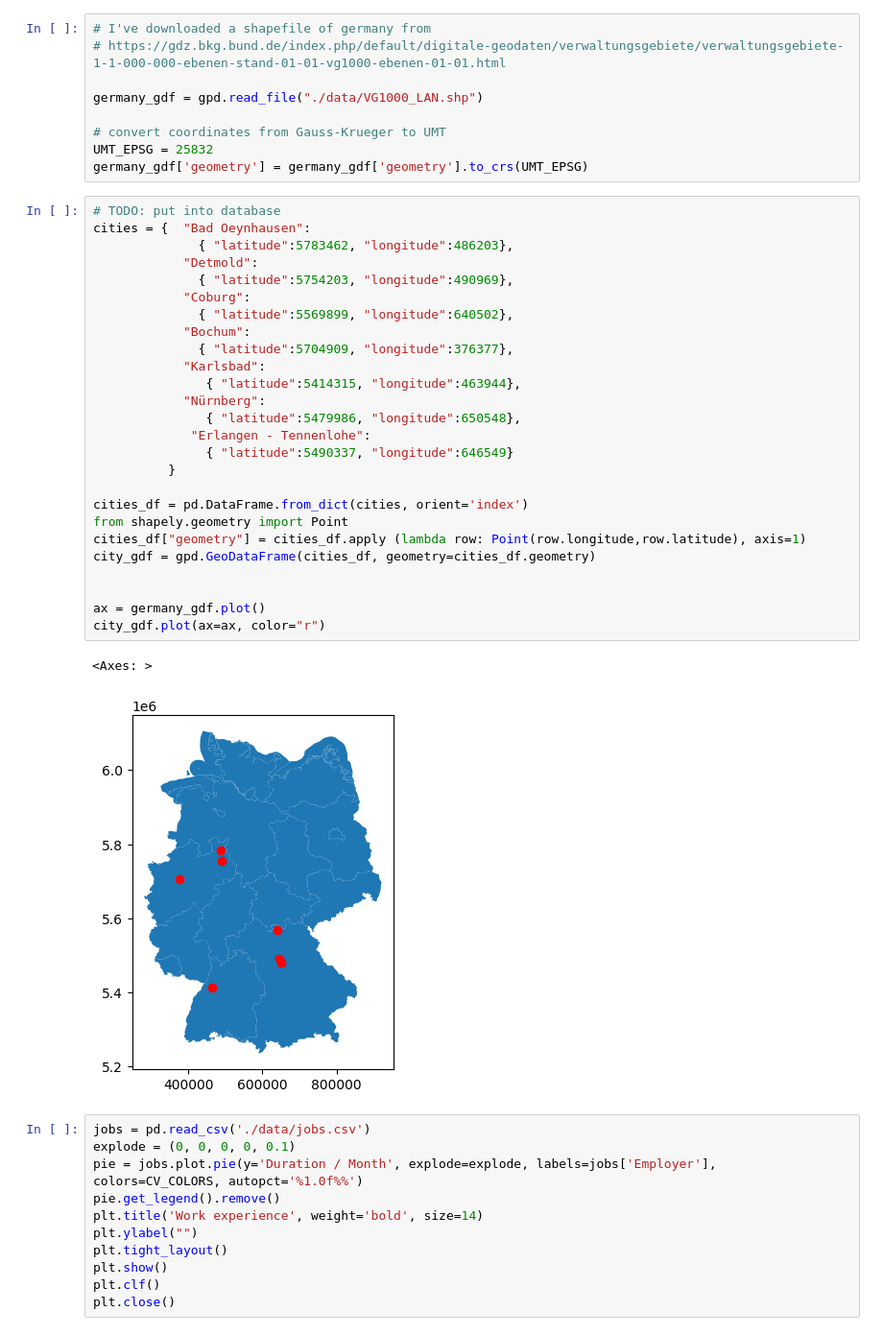
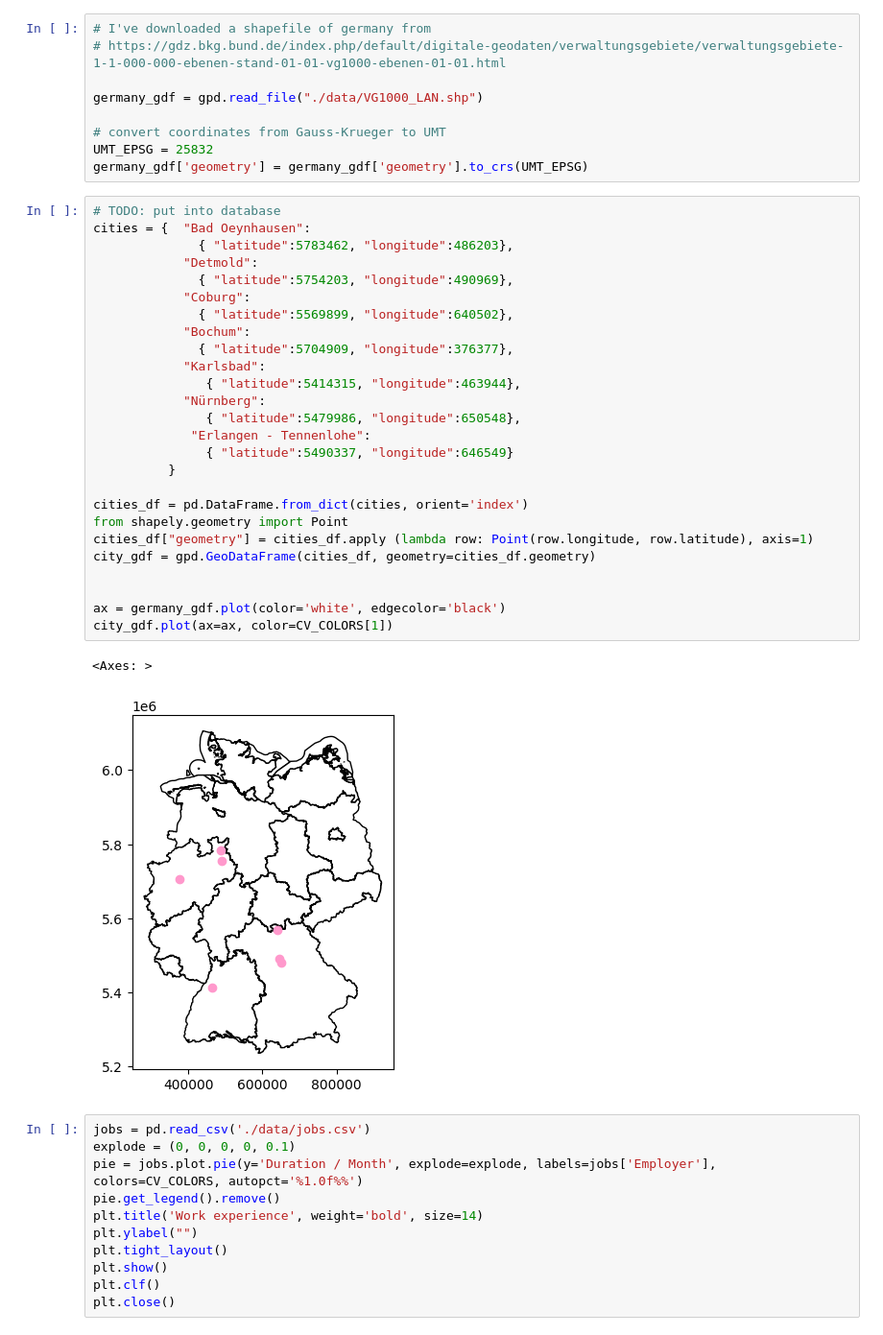
Before and after one commit to jboegeholz/curriculum_vitae_for_data_scientists, a Jupyter notebook: curriculum_vitae.ipynb, the cells around one changed output. Shown at 96% size. Drawn from its saved outputs; the diff is of its cells as text.

```diff
--- a/curriculum_vitae.ipynb
+++ b/curriculum_vitae.ipynb
@@ -31,32 +31,32 @@ germany_gdf['geometry'] = germany_gdf['geometry'].to_crs(UMT_EPSG)
 # %%
 # TODO: put into database
 cities = {  "Bad Oeynhausen":
               { "latitude":5783462, "longitude":486203},
             "Detmold":
               { "latitude":5754203, "longitude":490969},
             "Coburg":
               { "latitude":5569899, "longitude":640502},
             "Bochum":
               { "latitude":5704909, "longitude":376377},
             "Karlsbad":
                { "latitude":5414315, "longitude":463944},
             "Nürnberg":
                { "latitude":5479986, "longitude":650548},
              "Erlangen - Tennenlohe":
                { "latitude":5490337, "longitude":646549}
           }
 
 cities_df = pd.DataFrame.from_dict(cities, orient='index')
 from shapely.geometry import Point
-cities_df["geometry"] = cities_df.apply (lambda row: Point(row.longitude,row.latitude), axis=1)
+cities_df["geometry"] = cities_df.apply (lambda row: Point(row.longitude, row.latitude), axis=1)
 city_gdf = gpd.GeoDataFrame(cities_df, geometry=cities_df.geometry)
 
 
-ax = germany_gdf.plot()
-city_gdf.plot(ax=ax, color="r")
+ax = germany_gdf.plot(color='white', edgecolor='black')
+city_gdf.plot(ax=ax, color=CV_COLORS[1])
 # %% [output]
 <Axes: >
-[figure, old version]
+[figure, new version]
 # %%
 jobs = pd.read_csv('./data/jobs.csv')
 explode = (0, 0, 0, 0, 0.1)
```
Also changed, not shown: parts of 2 cells of this notebook, 2 other files.
